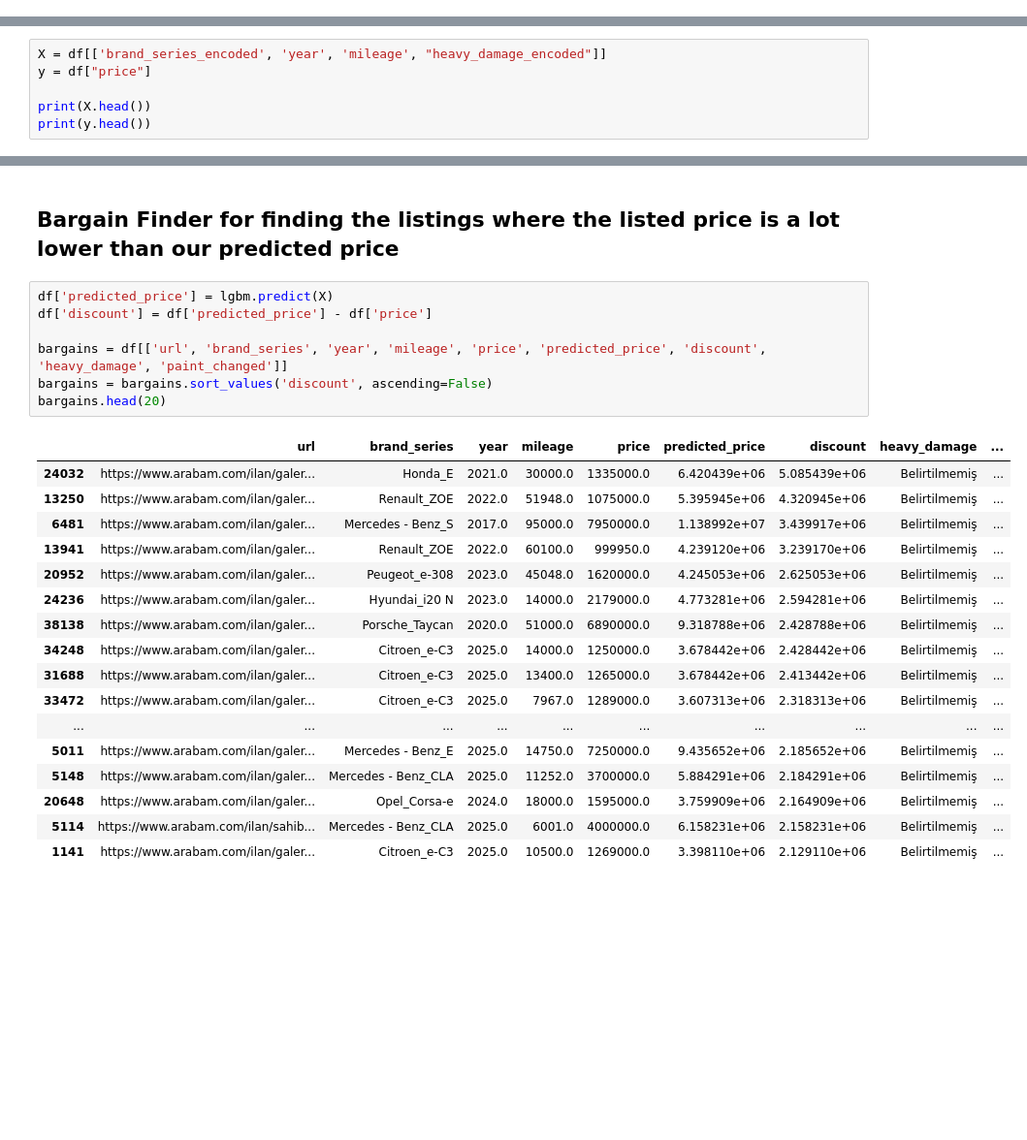
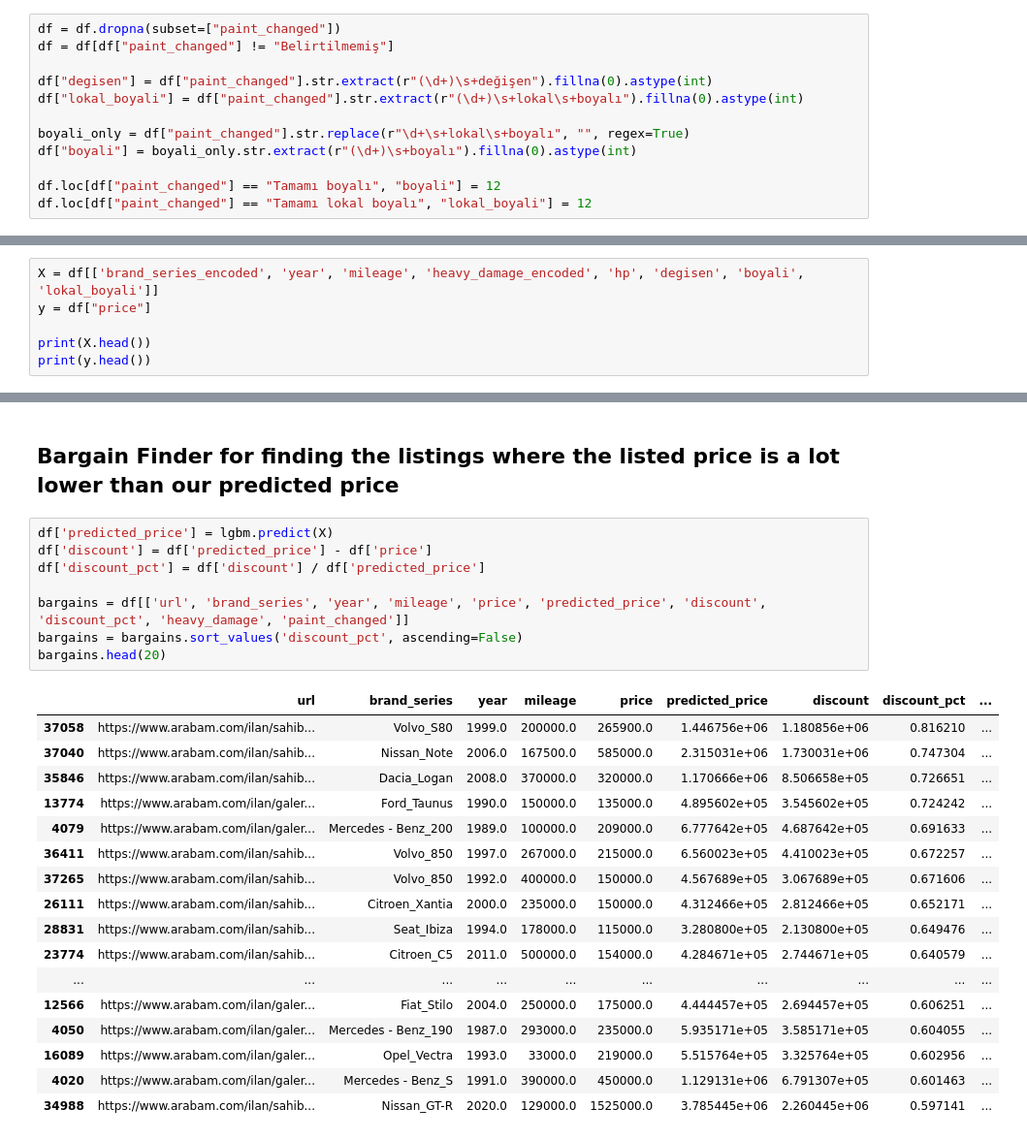
Before and after one commit to kuzeyaldemir0/car-bargain, a Jupyter notebook: model.ipynb, the cells around one changed output, grey strips where cells are left out. Shown at 97% size. Drawn from its saved outputs; the diff is of its cells as text; blank space fills up the shorter version.

Commit message:
Add paint_changed features and percentage-based bargain ranking

```diff
--- a/model.ipynb
+++ b/model.ipynb
@@ -84,6 +84,18 @@ df["hp"] = (
     .mean(axis=1)
 )
 df = df.dropna(subset=["hp"])
+# %%
+df = df.dropna(subset=["paint_changed"])
+df = df[df["paint_changed"] != "Belirtilmemiş"]
+
+df["degisen"] = df["paint_changed"].str.extract(r"(\d+)\s+değişen").fillna(0).astype(int)
+df["lokal_boyali"] = df["paint_changed"].str.extract(r"(\d+)\s+lokal\s+boyalı").fillna(0).astype(int)
+
+boyali_only = df["paint_changed"].str.replace(r"\d+\s+lokal\s+boyalı", "", regex=True)
+df["boyali"] = boyali_only.str.extract(r"(\d+)\s+boyalı").fillna(0).astype(int)
+
+df.loc[df["paint_changed"] == "Tamamı boyalı", "boyali"] = 12
+df.loc[df["paint_changed"] == "Tamamı lokal boyalı", "lokal_boyali"] = 12
 # %%
 df = df.reset_index(drop=True)
 df.head()
@@ -136,7 +148,7 @@ Name: heavy_damage_encoded, dtype: int64
 # %% [markdown]
 ## Creating the Train & Test Splits
 # %%
-X = df[['brand_series_encoded', 'year', 'mileage', "heavy_damage_encoded"]]
+X = df[['brand_series_encoded', 'year', 'mileage', 'heavy_damage_encoded', 'hp', 'degisen', 'boyali', 'lokal_boyali']]
 y = df["price"]
 
 print(X.head())
@@ -253,25 +272,26 @@ Best CV score: 132614.7069433751
 # %%
 df['predicted_price'] = lgbm.predict(X)
 df['discount'] = df['predicted_price'] - df['price']
+df['discount_pct'] = df['discount'] / df['predicted_price']
 
-bargains = df[['url', 'brand_series', 'year', 'mileage', 'price', 'predicted_price', 'discount', 'heavy_damage', 'paint_changed']]
-bargains = bargains.sort_values('discount', ascending=False)
+bargains = df[['url', 'brand_series', 'year', 'mileage', 'price', 'predicted_price', 'discount', 'discount_pct', 'heavy_damage', 'paint_changed']]
+bargains = bargains.sort_values('discount_pct', ascending=False)
 bargains.head(20)
 # %% [output]
-|  | url | brand_series | year | mileage | price | predicted_price | discount | heavy_damage | ... |
-| 24032 | https://www.arabam.com/ilan/galer... | Honda_E | 2021.0 | 30000.0 | 1335000.0 | 6.420439e+06 | 5.085439e+06 | Belirtilmemiş | ... |
-| 13250 | https://www.arabam.com/ilan/galer... | Renault_ZOE | 2022.0 | 51948.0 | 1075000.0 | 5.395945e+06 | 4.320945e+06 | Belirtilmemiş | ... |
-| 6481 | https://www.arabam.com/ilan/galer... | Mercedes - Benz_S | 2017.0 | 95000.0 | 7950000.0 | 1.138992e+07 | 3.439917e+06 | Belirtilmemiş | ... |
-| 13941 | https://www.arabam.com/ilan/galer... | Renault_ZOE | 2022.0 | 60100.0 | 999950.0 | 4.239120e+06 | 3.239170e+06 | Belirtilmemiş | ... |
-| 20952 | https://www.arabam.com/ilan/galer... | Peugeot_e-308 | 2023.0 | 45048.0 | 1620000.0 | 4.245053e+06 | 2.625053e+06 | Belirtilmemiş | ... |
-| 24236 | https://www.arabam.com/ilan/galer... | Hyundai_i20 N | 2023.0 | 14000.0 | 2179000.0 | 4.773281e+06 | 2.594281e+06 | Belirtilmemiş | ... |
-| 38138 | https://www.arabam.com/ilan/galer... | Porsche_Taycan | 2020.0 | 51000.0 | 6890000.0 | 9.318788e+06 | 2.428788e+06 | Belirtilmemiş | ... |
-| 34248 | https://www.arabam.com/ilan/galer... | Citroen_e-C3 | 2025.0 | 14000.0 | 1250000.0 | 3.678442e+06 | 2.428442e+06 | Belirtilmemiş | ... |
-| 31688 | https://www.arabam.com/ilan/galer... | Citroen_e-C3 | 2025.0 | 13400.0 | 1265000.0 | 3.678442e+06 | 2.413442e+06 | Belirtilmemiş | ... |
-| 33472 | https://www.arabam.com/ilan/galer... | Citroen_e-C3 | 2025.0 | 7967.0 | 1289000.0 | 3.607313e+06 | 2.318313e+06 | Belirtilmemiş | ... |
+|  | url | brand_series | year | mileage | price | predicted_price | discount | discount_pct | ... |
+| 37058 | https://www.arabam.com/ilan/sahib... | Volvo_S80 | 1999.0 | 200000.0 | 265900.0 | 1.446756e+06 | 1.180856e+06 | 0.816210 | ... |
+| 37040 | https://www.arabam.com/ilan/sahib... | Nissan_Note | 2006.0 | 167500.0 | 585000.0 | 2.315031e+06 | 1.730031e+06 | 0.747304 | ... |
+| 35846 | https://www.arabam.com/ilan/sahib... | Dacia_Logan | 2008.0 | 370000.0 | 320000.0 | 1.170666e+06 | 8.506658e+05 | 0.726651 | ... |
+| 13774 | https://www.arabam.com/ilan/galer... | Ford_Taunus | 1990.0 | 150000.0 | 135000.0 | 4.895602e+05 | 3.545602e+05 | 0.724242 | ... |
+| 4079 | https://www.arabam.com/ilan/galer... | Mercedes - Benz_200 | 1989.0 | 100000.0 | 209000.0 | 6.777642e+05 | 4.687642e+05 | 0.691633 | ... |
+| 36411 | https://www.arabam.com/ilan/sahib... | Volvo_850 | 1997.0 | 267000.0 | 215000.0 | 6.560023e+05 | 4.410023e+05 | 0.672257 | ... |
+| 37265 | https://www.arabam.com/ilan/sahib... | Volvo_850 | 1992.0 | 400000.0 | 150000.0 | 4.567689e+05 | 3.067689e+05 | 0.671606 | ... |
+| 26111 | https://www.arabam.com/ilan/sahib... | Citroen_Xantia | 2000.0 | 235000.0 | 150000.0 | 4.312466e+05 | 2.812466e+05 | 0.652171 | ... |
+| 28831 | https://www.arabam.com/ilan/sahib... | Seat_Ibiza | 1994.0 | 178000.0 | 115000.0 | 3.280800e+05 | 2.130800e+05 | 0.649476 | ... |
+| 23774 | https://www.arabam.com/ilan/sahib... | Citroen_C5 | 2011.0 | 500000.0 | 154000.0 | 4.284671e+05 | 2.744671e+05 | 0.640579 | ... |
 | ... | ... | ... | ... | ... | ... | ... | ... | ... | ... |
-| 5011 | https://www.arabam.com/ilan/galer... | Mercedes - Benz_E | 2025.0 | 14750.0 | 7250000.0 | 9.435652e+06 | 2.185652e+06 | Belirtilmemiş | ... |
-| 5148 | https://www.arabam.com/ilan/galer... | Mercedes - Benz_CLA | 2025.0 | 11252.0 | 3700000.0 | 5.884291e+06 | 2.184291e+06 | Belirtilmemiş | ... |
-| 20648 | https://www.arabam.com/ilan/galer... | Opel_Corsa-e | 2024.0 | 18000.0 | 1595000.0 | 3.759909e+06 | 2.164909e+06 | Belirtilmemiş | ... |
-| 5114 | https://www.arabam.com/ilan/sahib... | Mercedes - Benz_CLA | 2025.0 | 6001.0 | 4000000.0 | 6.158231e+06 | 2.158231e+06 | Belirtilmemiş | ... |
-| 1141 | https://www.arabam.com/ilan/galer... | Citroen_e-C3 | 2025.0 | 10500.0 | 1269000.0 | 3.398110e+06 | 2.129110e+06 | Belirtilmemiş | ... |
+| 12566 | https://www.arabam.com/ilan/galer... | Fiat_Stilo | 2004.0 | 250000.0 | 175000.0 | 4.444457e+05 | 2.694457e+05 | 0.606251 | ... |
+| 4050 | https://www.arabam.com/ilan/galer... | Mercedes - Benz_190 | 1987.0 | 293000.0 | 235000.0 | 5.935171e+05 | 3.585171e+05 | 0.604055 | ... |
+| 16089 | https://www.arabam.com/ilan/galer... | Opel_Vectra | 1993.0 | 33000.0 | 219000.0 | 5.515764e+05 | 3.325764e+05 | 0.602956 | ... |
+| 4020 | https://www.arabam.com/ilan/galer... | Mercedes - Benz_S | 1991.0 | 390000.0 | 450000.0 | 1.129131e+06 | 6.791307e+05 | 0.601463 | ... |
+| 34988 | https://www.arabam.com/ilan/sahib... | Nissan_GT-R | 2020.0 | 129000.0 | 1525000.0 | 3.785445e+06 | 2.260445e+06 | 0.597141 | ... |
```
Also changed, not shown: parts of 7 cells of this notebook, 1 other file.
